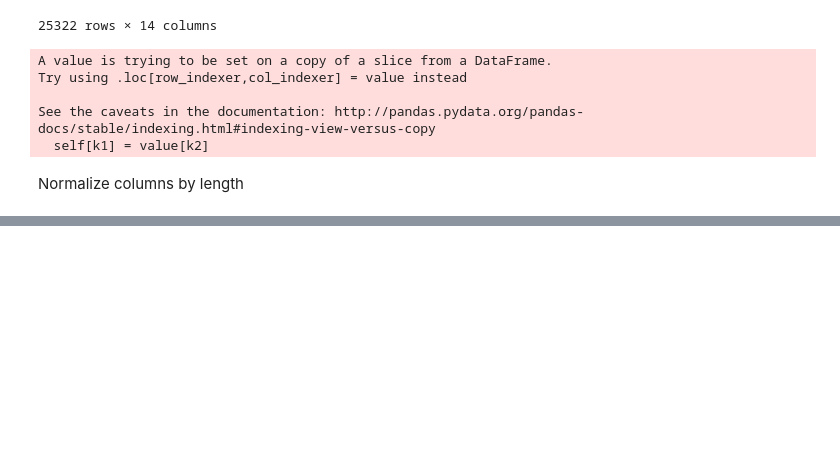
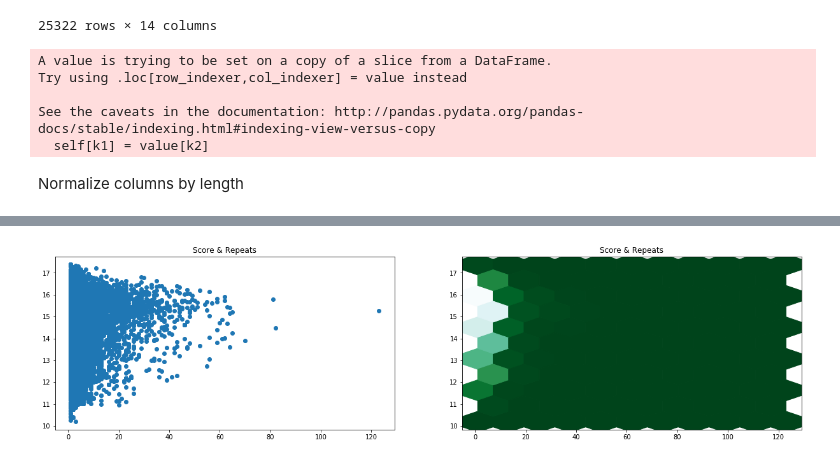
Before and after one commit to Anbyew/MyC3PO, a Jupyter notebook: Notebooks/Parse blat_DNMT.psl.ipynb, the cells around one changed output, grey strips where cells are left out. Drawn from its saved outputs; the diff is of its cells as text; code cells hidden in the pictures; blank space fills up the shorter version.

```diff
--- a/Notebooks/Parse blat_DNMT.psl.ipynb
+++ b/Notebooks/Parse blat_DNMT.psl.ipynb
@@ -179,0 +200,11 @@ plt.show()
+# %%
+fig, axes = plt.subplots(ncols=2, nrows=1, figsize=(21, 5))
+nbins = 10
+axes[0].set_title('Score & Repeats')
+axes[0].plot(bbn['repeats'], bbn['score'], 'o')
+
+axes[1].set_title('Score & Repeats')
+axes[1].hexbin(bbn['repeats'], bbn['score'], gridsize=nbins, cmap=plt.cm.BuGn_r)
+plt.show()
+# %% [output]
+[figure, added]
```
Also changed, not shown: parts of 9 cells of this notebook, 2 other files.
